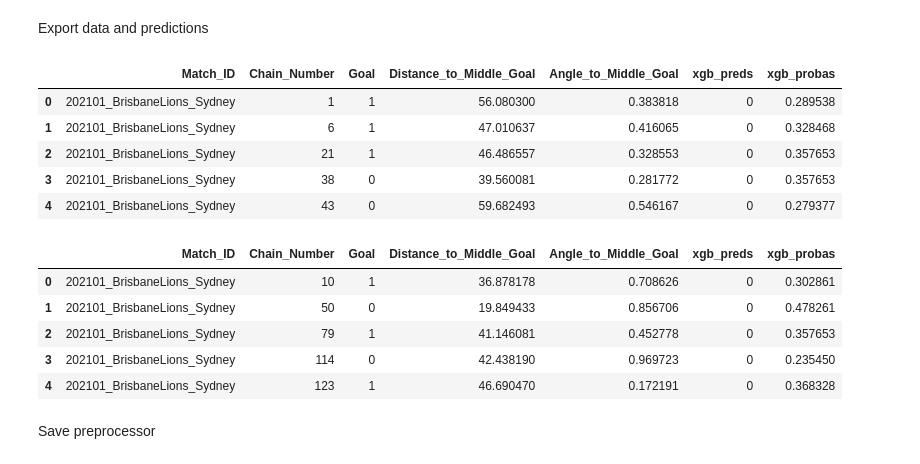
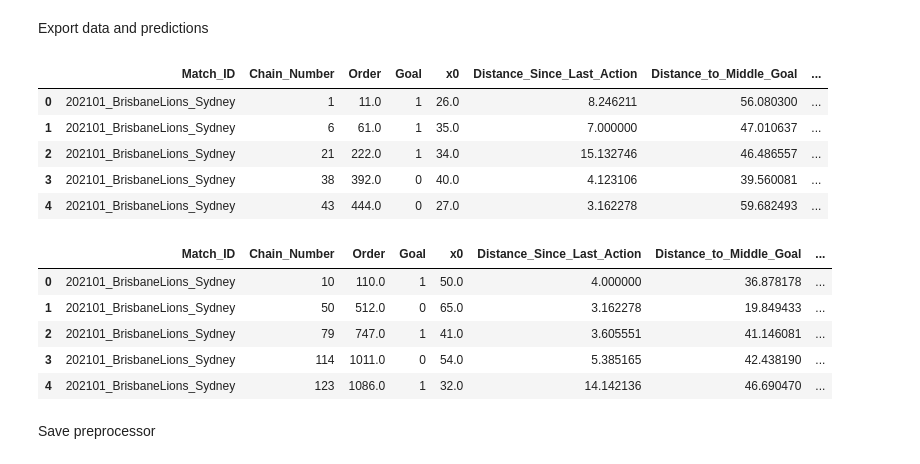
Before and after one commit to ciaran-grant/expected-score-model, a Jupyter notebook: notebooks/open_shots/goals/model_building.ipynb, the cells around one changed output. Drawn from its saved outputs; the diff is of its cells as text; code cells hidden in the pictures.

Commit message:
Improved open goals model and separated dependency on feature lists

```diff
--- a/notebooks/open_shots/goals/model_building.ipynb
+++ b/notebooks/open_shots/goals/model_building.ipynb
@@ -50,6 +55,8 @@ df_modelling.tail()
 | 9213 | 218 | possGain | goal | 1837.0 | 4 | 1136 | 1198.0 | ... |
 | 9214 | 227 | throwIn | goal | 1901.0 | 4 | 1452 | 1458.0 | ... |
 | 9215 | 233 | possGain | goal | 1971.0 | 4 | 1744 | 1753.0 | ... |
+# %%
+df_modelling[['ballUp', 'centreBounce', 'kickIn', 'possGain', 'throwIn']] = pd.get_dummies(df_modelling['Initial_State'])
 # %%
 training_data = df_modelling[df_modelling[ModellingDataContract.TRAIN_TEST_SPLIT_COL]]
 test_data = df_modelling[~df_modelling[ModellingDataContract.TRAIN_TEST_SPLIT_COL]]
@@ -74,8 +81,8 @@ Preprocess Data
 # X_train_preproc = preprocessor.transform(X_train)
 # X_test_preproc = preprocessor.transform(X_test)
 # %%
-X_train_preproc = X_train[ModellingDataContract.modelling_feature_list]
-X_test_preproc = X_test[ModellingDataContract.modelling_feature_list]
+X_train_preproc = X_train[FEATURES]
+X_test_preproc = X_test[FEATURES]
 # %%
 X_train_preproc.shape, X_test_preproc.shape
 # %% [output]
@@ -107,5 +110,5 @@ monotonicity_dict = dict(zip(monotone_cols, monotone_increasing))
 # %%
-xgb_tuner = XGBHyperparameterTuner(X_train_preproc, y_train, monotonicity_constraints=ModellingDataContract.monotone_constraints_goal)
+xgb_tuner = XGBHyperparameterTuner(X_train_preproc, y_train, monotonicity_constraints=ModellingDataContract.monotone_constraints_open_goal)
 # %%
 xgb_tuner.training_data.head()
 # %% [output]
@@ -167,7 +170,7 @@ params['objective'] = OptunaXGBParamGrid.error
 params['num_rounds'] = 1000
 params['early_stopping_rounds'] = 50
 params['verbosity'] = 1
-params['monotone_constraints'] = ModellingDataContract.monotone_constraints_goal
+params['monotone_constraints'] = ModellingDataContract.monotone_constraints_open_goal
 # %%
 super_xgb = SuperXGBClassifier(X_train = X_train_preproc,
                                y_train = y_train,
@@ -234,33 +244,33 @@ super_xgb.export_model(model_output_path + "/" + model_file_name + ".joblib")
 # %% [markdown]
 Export data and predictions
 # %%
-train_info = training_data[['Match_ID', "Chain_Number", RESPONSE]].reset_index(drop = True)
+train_info = training_data[['Match_ID', "Chain_Number", "Order", RESPONSE]].reset_index(drop = True)
 train_export = pd.concat([train_info, X_train_preproc.reset_index(drop=True)], axis=1)
 train_export['xgb_preds'] = train_preds
 train_export['xgb_probas'] = train_probas
 train_export.to_csv(prediction_output_path + 'train_predictions_' + model_file_name + '.csv', index = False)
 train_export.head()
 # %% [output]
-|  | Match_ID | Chain_Number | Goal | Distance_to_Middle_Goal | Angle_to_Middle_Goal | xgb_preds | xgb_probas |
-| 0 | 202101_BrisbaneLions_Sydney | 1 | 1 | 56.080300 | 0.383818 | 0 | 0.289538 |
-| 1 | 202101_BrisbaneLions_Sydney | 6 | 1 | 47.010637 | 0.416065 | 0 | 0.328468 |
-| 2 | 202101_BrisbaneLions_Sydney | 21 | 1 | 46.486557 | 0.328553 | 0 | 0.357653 |
-| 3 | 202101_BrisbaneLions_Sydney | 38 | 0 | 39.560081 | 0.281772 | 0 | 0.357653 |
-| 4 | 202101_BrisbaneLions_Sydney | 43 | 0 | 59.682493 | 0.546167 | 0 | 0.279377 |
+|  | Match_ID | Chain_Number | Order | Goal | x0 | Distance_Since_Last_Action | Distance_to_Middle_Goal | ... |
+| 0 | 202101_BrisbaneLions_Sydney | 1 | 11.0 | 1 | 26.0 | 8.246211 | 56.080300 | ... |
+| 1 | 202101_BrisbaneLions_Sydney | 6 | 61.0 | 1 | 35.0 | 7.000000 | 47.010637 | ... |
+| 2 | 202101_BrisbaneLions_Sydney | 21 | 222.0 | 1 | 34.0 | 15.132746 | 46.486557 | ... |
+| 3 | 202101_BrisbaneLions_Sydney | 38 | 392.0 | 0 | 40.0 | 4.123106 | 39.560081 | ... |
+| 4 | 202101_BrisbaneLions_Sydney | 43 | 444.0 | 0 | 27.0 | 3.162278 | 59.682493 | ... |
 # %%
-test_info = test_data[['Match_ID', "Chain_Number", RESPONSE]].reset_index(drop = True)
+test_info = test_data[['Match_ID', "Chain_Number", "Order", RESPONSE]].reset_index(drop = True)
 test_export = pd.concat([test_info, X_test_preproc.reset_index(drop=True)], axis=1)
 test_export['xgb_preds'] = test_preds
 test_export['xgb_probas'] = test_probas
 test_export.to_csv(prediction_output_path + 'test_predictions_' + model_file_name + '.csv', index = False)
 test_export.head()
 # %% [output]
-|  | Match_ID | Chain_Number | Goal | Distance_to_Middle_Goal | Angle_to_Middle_Goal | xgb_preds | xgb_probas |
-| 0 | 202101_BrisbaneLions_Sydney | 10 | 1 | 36.878178 | 0.708626 | 0 | 0.302861 |
-| 1 | 202101_BrisbaneLions_Sydney | 50 | 0 | 19.849433 | 0.856706 | 0 | 0.478261 |
-| 2 | 202101_BrisbaneLions_Sydney | 79 | 1 | 41.146081 | 0.452778 | 0 | 0.357653 |
-| 3 | 202101_BrisbaneLions_Sydney | 114 | 0 | 42.438190 | 0.969723 | 0 | 0.235450 |
-| 4 | 202101_BrisbaneLions_Sydney | 123 | 1 | 46.690470 | 0.172191 | 0 | 0.368328 |
+|  | Match_ID | Chain_Number | Order | Goal | x0 | Distance_Since_Last_Action | Distance_to_Middle_Goal | ... |
+| 0 | 202101_BrisbaneLions_Sydney | 10 | 110.0 | 1 | 50.0 | 4.000000 | 36.878178 | ... |
+| 1 | 202101_BrisbaneLions_Sydney | 50 | 512.0 | 0 | 65.0 | 3.162278 | 19.849433 | ... |
+| 2 | 202101_BrisbaneLions_Sydney | 79 | 747.0 | 1 | 41.0 | 3.605551 | 41.146081 | ... |
+| 3 | 202101_BrisbaneLions_Sydney | 114 | 1011.0 | 0 | 54.0 | 5.385165 | 42.438190 | ... |
+| 4 | 202101_BrisbaneLions_Sydney | 123 | 1086.0 | 1 | 32.0 | 14.142136 | 46.690470 | ... |
 # %% [markdown]
 Save preprocessor
 # %%
```
Also changed, not shown: parts of 14 cells of this notebook, 5 other files.
